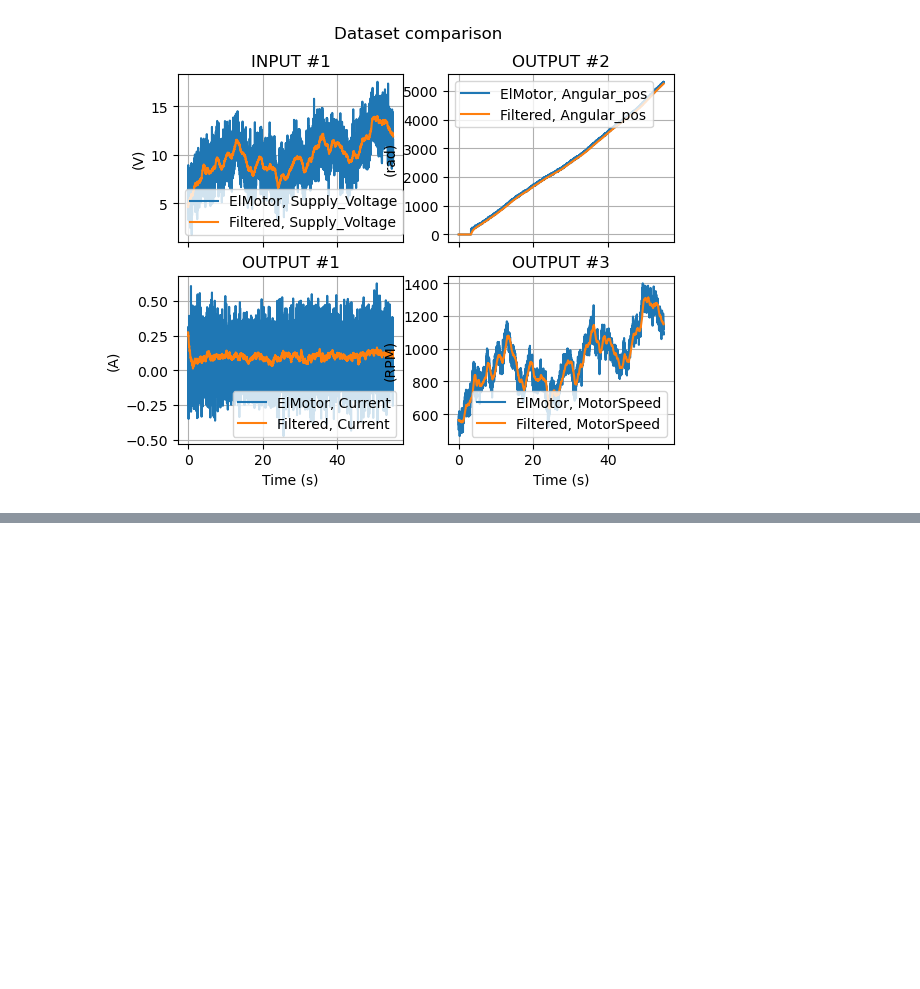
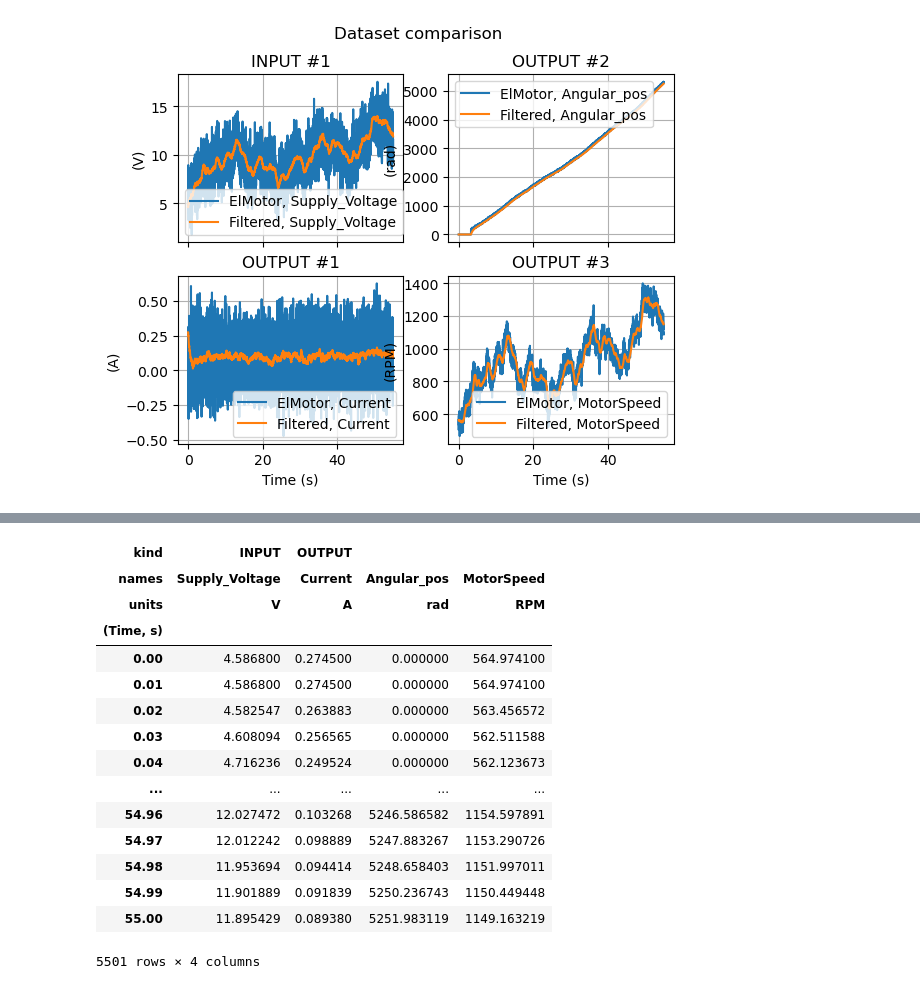
Before and after one commit to VolvoGroup/dymoval, a Jupyter notebook: scripts/tutorial.ipynb, the cells around one changed output, grey strips where cells are left out. Saved outputs shown, nothing was run; the diff lists cells and outputs as text; code cells hidden in the pictures; blank space fills up the shorter version.

```diff
--- a/scripts/tutorial.ipynb
+++ b/scripts/tutorial.ipynb
@@ -121,0 +132,19 @@ dmv.compare_datasets(ds,ds_filt,kind="coverage")
+# %%
+ds_filt.dataset
+# %% [output]
+| kind | INPUT | OUTPUT |  |  |
+| names | Supply_Voltage | Current | Angular_pos | MotorSpeed |
+| units | V | A | rad | RPM |
+| (Time, s) |  |  |  |  |
+| 0.00 | 4.586800 | 0.274500 | 0.000000 | 564.974100 |
+| 0.01 | 4.586800 | 0.274500 | 0.000000 | 564.974100 |
+| 0.02 | 4.582547 | 0.263883 | 0.000000 | 563.456572 |
+| 0.03 | 4.608094 | 0.256565 | 0.000000 | 562.511588 |
+| 0.04 | 4.716236 | 0.249524 | 0.000000 | 562.123673 |
+| ... | ... | ... | ... | ... |
+| 54.96 | 12.027472 | 0.103268 | 5246.586582 | 1154.597891 |
+| 54.97 | 12.012242 | 0.098889 | 5247.883267 | 1153.290726 |
+| 54.98 | 11.953694 | 0.094414 | 5248.658403 | 1151.997011 |
+| 54.99 | 11.901889 | 0.091839 | 5250.236743 | 1150.449448 |
+| 55.00 | 11.895429 | 0.089380 | 5251.983119 | 1149.163219 |
+5501 rows × 4 columns
```
Also changed, not shown: parts of 3 cells of this notebook, 1 other file.
